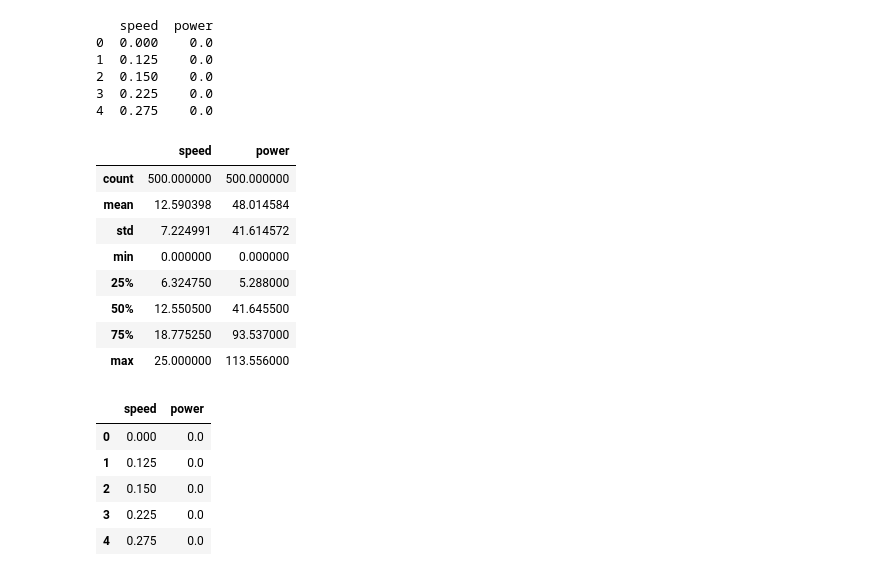
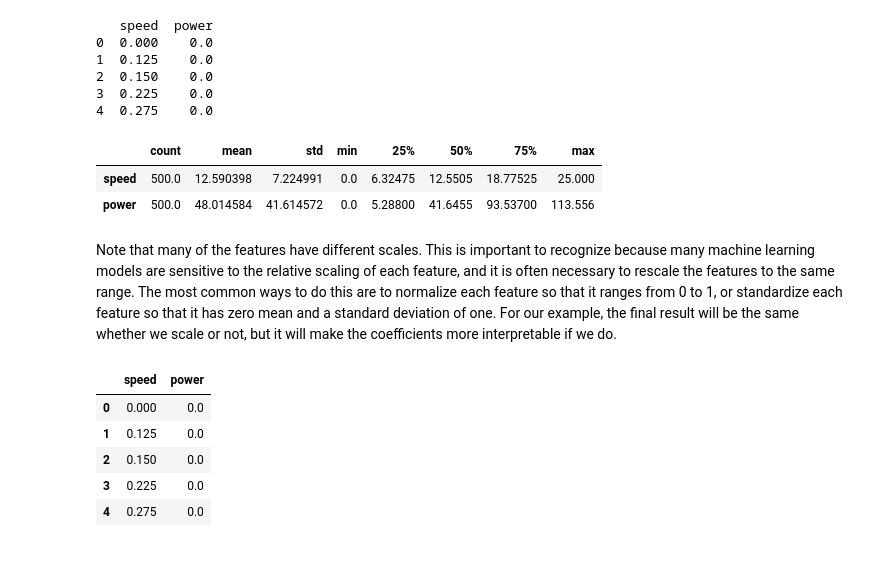
Before and after one commit to mhurley100/Machine-Learning-and-Statistics-Project, a Jupyter notebook: Machine Learning & Statistics Project 2020.ipynb, the cells around one changed output. Saved outputs shown, nothing was run; the diff lists cells and outputs as text; code cells hidden in the pictures.

```diff
--- a/Machine Learning & Statistics Project 2020.ipynb
+++ b/Machine Learning & Statistics Project 2020.ipynb
@@ -66,17 +77,13 @@ print(pp.head())
 3  0.225    0.0
 4  0.275    0.0
 # %%
-pp.describe()
+pp.describe().transpose()
 # %% [output]
-|  | speed | power |
-| count | 500.000000 | 500.000000 |
-| mean | 12.590398 | 48.014584 |
-| std | 7.224991 | 41.614572 |
-| min | 0.000000 | 0.000000 |
-| 25% | 6.324750 | 5.288000 |
-| 50% | 12.550500 | 41.645500 |
-| 75% | 18.775250 | 93.537000 |
-| max | 25.000000 | 113.556000 |
+|  | count | mean | std | min | 25% | 50% | 75% | max |
+| speed | 500.0 | 12.590398 | 7.224991 | 0.0 | 6.32475 | 12.5505 | 18.77525 | 25.000 |
+| power | 500.0 | 48.014584 | 41.614572 | 0.0 | 5.28800 | 41.6455 | 93.53700 | 113.556 |
+# %% [markdown]
+Note that many of the features have different scales. This is important to recognize because many machine learning models are sensitive to the relative scaling of each feature, and it is often necessary to rescale the features to the same range. The most common ways to do this are to normalize each feature so that it ranges from 0 to 1, or standardize each feature so that it has zero mean and a standard deviation of one. For our example, the final result will be the same whether we scale or not, but it will make the coefficients more interpretable if we do.
 # %%
 pp.head()
 # %% [output]
```
Also changed, not shown: parts of 48 cells of this notebook.
